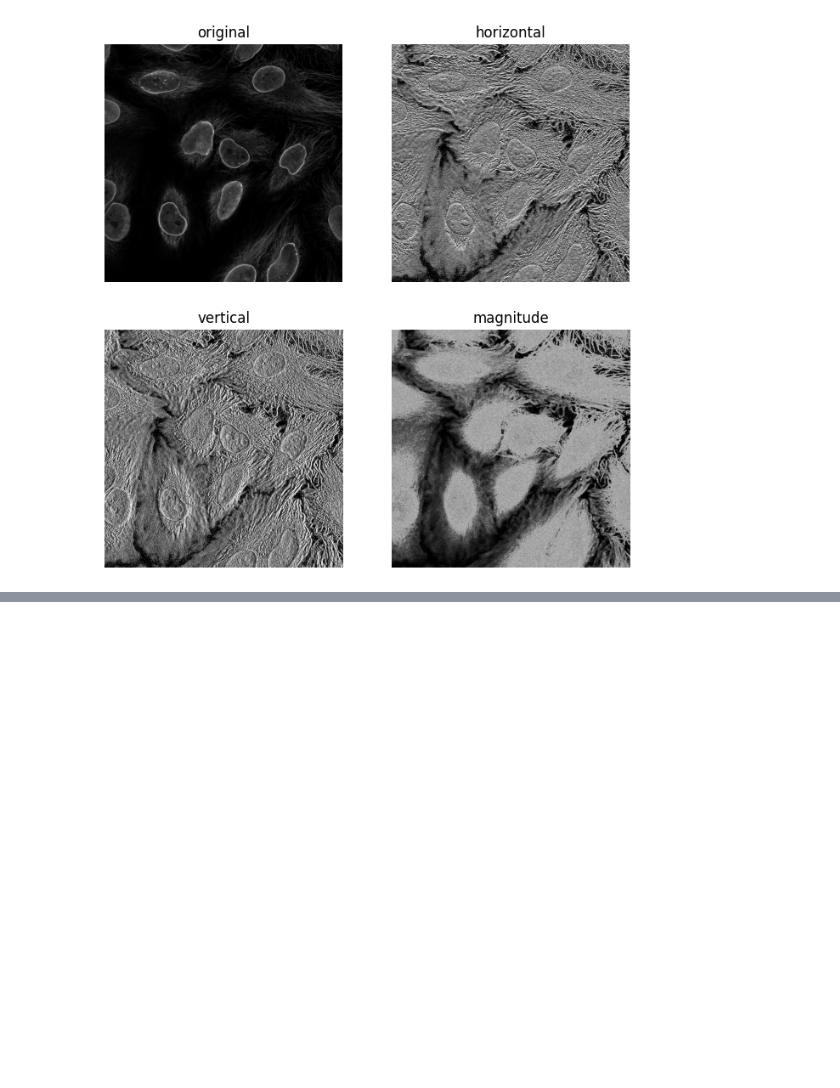
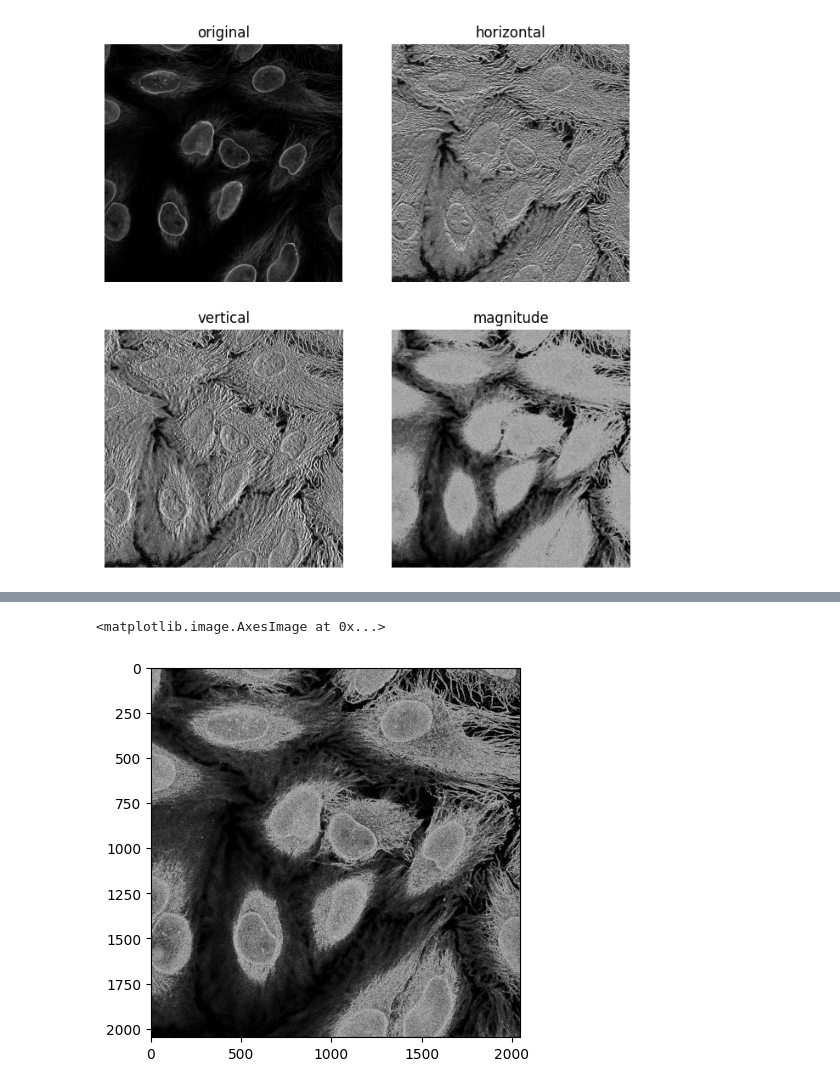
Before and after one commit to aiaaee/Analyse_Simple_Image, a Jupyter notebook: Image_Analyzing3.ipynb, the cells around one changed output, grey strips where cells are left out. Cells and saved outputs as stored; diff of their text form; code cells hidden in the pictures; blank space fills up the shorter version.

```diff
--- a/Image_Analyzing3.ipynb
+++ b/Image_Analyzing3.ipynb
@@ -55,0 +59,21 @@ plt.show()
+# %%
+import cv2
+import numpy as np
+from scipy import ndimage
+
+roberts_cross_v = np.array( [[1, 0 ],
+							[0,-1 ]] )
+
+roberts_cross_h = np.array( [[ 0, 1 ],
+							[ -1, 0 ]] )
+
+vertical = ndimage.convolve( img, roberts_cross_v )
+horizontal = ndimage.convolve( img, roberts_cross_h )
+
+edged_img = np.sqrt( np.square(horizontal) + np.square(vertical))
+edged_img*=255
+
+plt.imshow(edged_img , cmap='gray')
+# %% [output]
+<matplotlib.image.AxesImage at 0x...>
+[figure, added]
```
Also changed, not shown: parts of 1 cell of this notebook.
